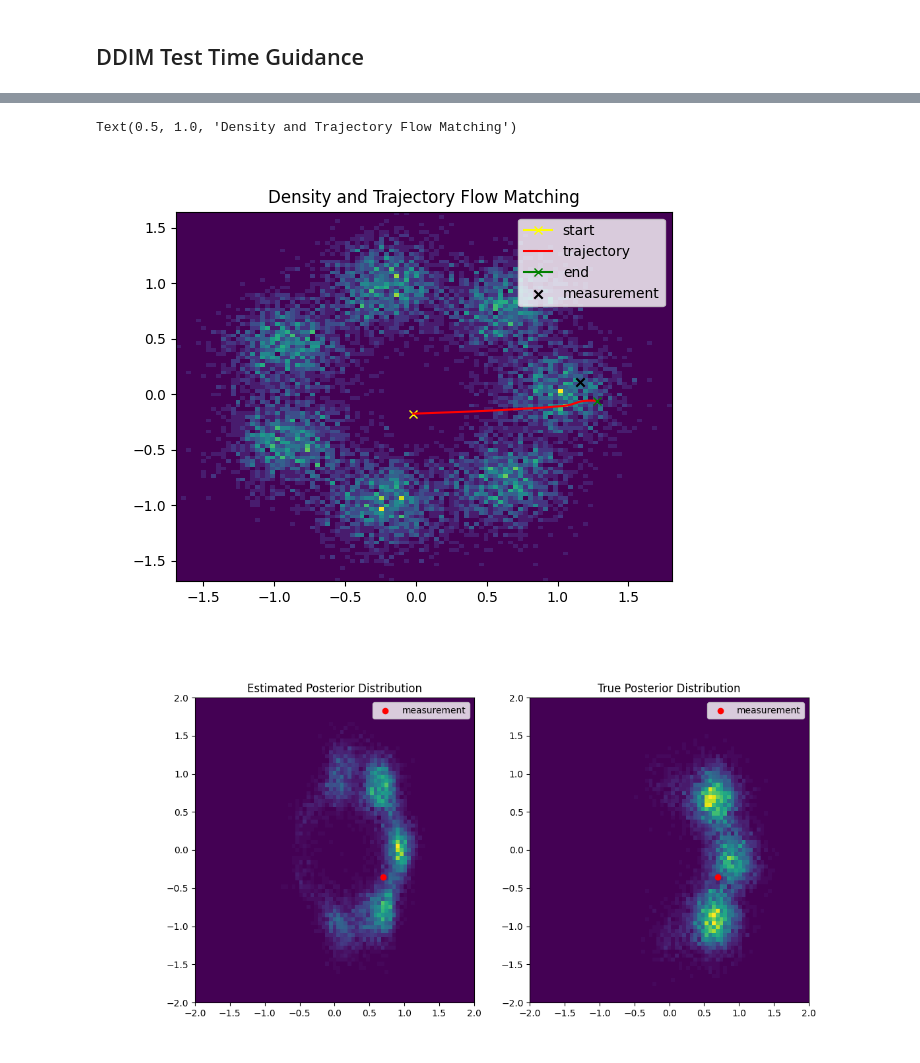
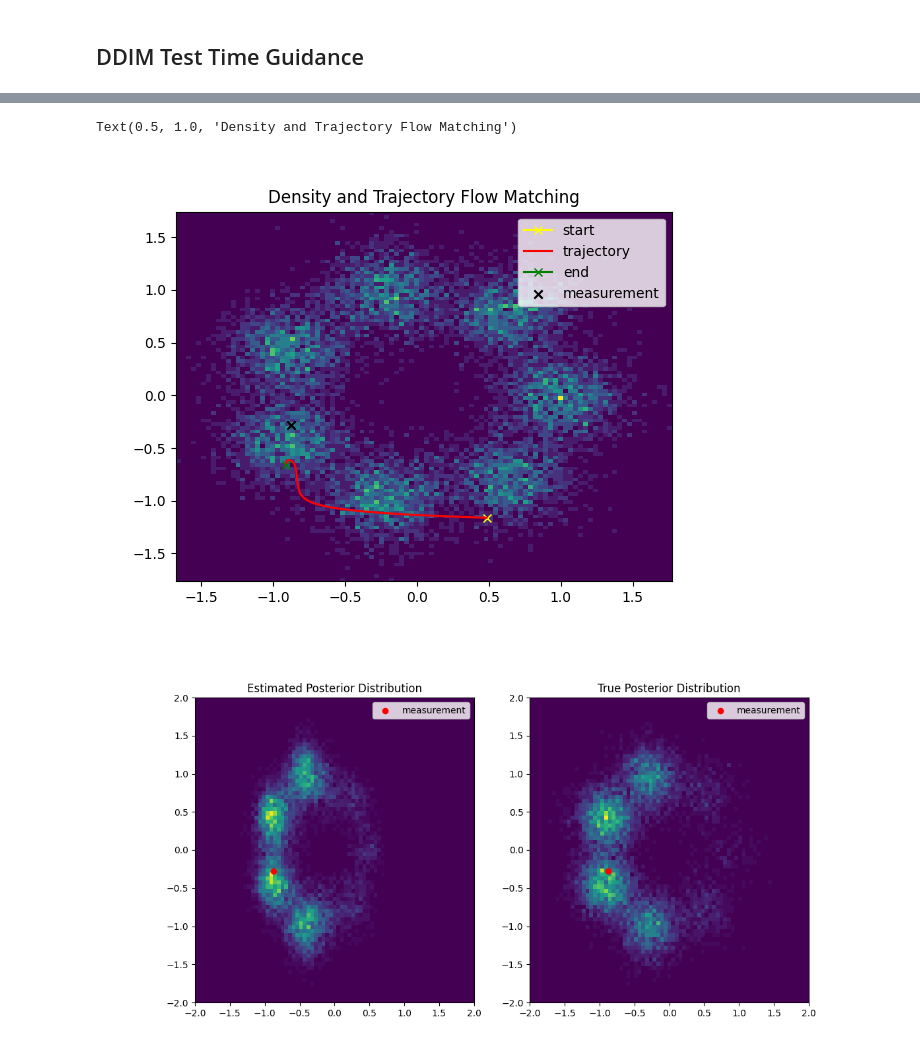
Before and after one commit to juliuserbach/diffusion_playground, a Jupyter notebook: guidance_GMM.ipynb, the cells around one changed output, grey strips where cells are left out. Saved outputs shown, nothing was run; the diff lists cells and outputs as text; code cells hidden in the pictures.

```diff
--- a/guidance_GMM.ipynb
+++ b/guidance_GMM.ipynb
@@ -237,13 +274,12 @@ loss: 0.28281188011169434
 # %% [markdown]
 ## Flow Matching Training
 # %%
-from tqdm import tqdm
 
 # Flow Matching
 training_iterations = 10000
 
-batch_size = 500
-denoiser_flow = BasicScoreNet(hidden_size=256).to(device)
+batch_size = 2048
+denoiser_flow = BasicScoreNet(hidden_size=128).to(device)
 optimizer = torch.optim.AdamW(denoiser_flow.parameters(),1e-3,(.9,.999),weight_decay=1e-2)
 sig_min = 1e-4
 data = gaussian_circle
@@ -287,14 +322,12 @@ Loss: 1.163906216621399
 # %% [markdown]
 ## DDIM Test Time Guidance
+# %%
+y_measurements = torch.Tensor(measurement_model(100)).to(device)
+y = y_measurements[:1]
 # %%
 
 x_t = torch.randn(1,2).to(device)
 print("start point", x_t)
-# generate measurement y
-measurement_model = BasicForwardModel(data, {'mu': [0,0], 'cov': [0.1,0.1]})
-measurement_model.set_A(np.array([[1,0],[0,0]]))
-y = torch.Tensor(measurement_model(1)).to(device)
-
 
 
 def guided_ddim_sampler(model, y, ddim_config, x_t, likelihood_weight = 0.005, save_traj=False):
@@ -361,7 +394,7 @@ n_samples = 10000
 bins = 75
 ddim_config = {'n_ddim_steps': 1000, 'n_steps': 1000, 'beta_min': 1e-4, 'beta_max': 0.02, 'eta': 1}
 x_t = torch.randn(n_samples,2).to(device)
-traj = guided_ddim_sampler(denoiser, y,ddim_config , x_t, likelihood_weight=0.003)
+traj = guided_ddim_sampler(denoiser, y,ddim_config , x_t, likelihood_weight=0.0025)
 # sample from true posterior
 ground_truth_samples = measurement_model.sample_posterior(y.detach().cpu().numpy(), n_samples)
 # plot posterior distribution
@@ -478,6 +505,6 @@ y = torch.Tensor(measurement_model(1)[0]).to(device)
 # %%
 # plot trajecotry of one point
-config = {'n_steps': 50, 'likelihood_weight': 0.05}
+config = {'n_steps': 1000, 'likelihood_weight': 0.01}
 n_samples = 10000
 bins = 75
 x_t = torch.randn(1,2).to(device)
@@ -493,37 +520,37 @@ plt.plot(traj[0,0,0],traj[0,0,1], color='yellow', marker='x')
 plt.plot(traj[:,0,0],traj[:,0,1], color='red')
 plt.plot(traj[-1,0,0],traj[-1,0,1], color='green', marker='x')
 # plot meaasurement y
-plt.scatter(y[0].detach().cpu().numpy(),y[1].detach().cpu().numpy(), color='black', marker='x')
+plt.scatter(y[0,0].detach().cpu().numpy(),y[0,1].detach().cpu().numpy(), color='black', marker='x')
 # add legend
 plt.legend(['start','trajectory','end', 'measurement'])
 # name
 plt.title(f'Density and Trajectory Flow Matching')
 # %% [output]
 Text(0.5, 1.0, 'Density and Trajectory Flow Matching')
-[figure, old version]
+[figure, new version]
 # %%
 # compare posterior
-config = {'n_steps': 50, 'likelihood_weight': 0.01}
+config = {'n_steps': 100, 'likelihood_weight': 0.004}
 n_samples = 10000
 bins = 75
 x_t = torch.randn(n_samples,2).to(device)
-y = y_measurements[0]
+y = y_measurements[:1]
 x_0 = guided_flow_sampler(denoiser_flow, y, config, x_t)[-1]
 # sample from true posterior
 ground_truth_samples = measurement_model.sample_posterior(y.detach().cpu().numpy(), n_samples)
 # plot posterior distribution
 fig, axs = plt.subplots(1, 2, figsize=(12, 6))
 axs[0].set_title('Estimated Posterior Distribution')
 hist = axs[0].hist2d(x_0[:,0], x_0[:,1], bins=bins, range=[[-2, 2], [-2, 2]])
-axs[0].scatter(y[0].detach().cpu().numpy(), y[1].detach().cpu().numpy(), c='r')
+axs[0].scatter(y[0,0].detach().cpu().numpy(), y[0,1].detach().cpu().numpy(), c='r')
 axs[0].legend(['measurement'])
 axs[1].set_title('True Posterior Distribution')
 hist = axs[1].hist2d(ground_truth_samples[:,0], ground_truth_samples[:,1], bins=bins, range=[[-2, 2], [-2, 2]])
-axs[1].scatter(y[0].detach().cpu().numpy(), y[1].detach().cpu().numpy(), c='r')
+axs[1].scatter(y[0,0].detach().cpu().numpy(), y[0,1].detach().cpu().numpy(), c='r')
 axs[1].legend(['measurement'])
 plt.show()
 # %% [output]
-[figure, old version]
+[figure, new version]
 # %%
 # measure Wasserstein distance flow matching
 wd_distances = []
```
Also changed, not shown: parts of 16 cells of this notebook.
